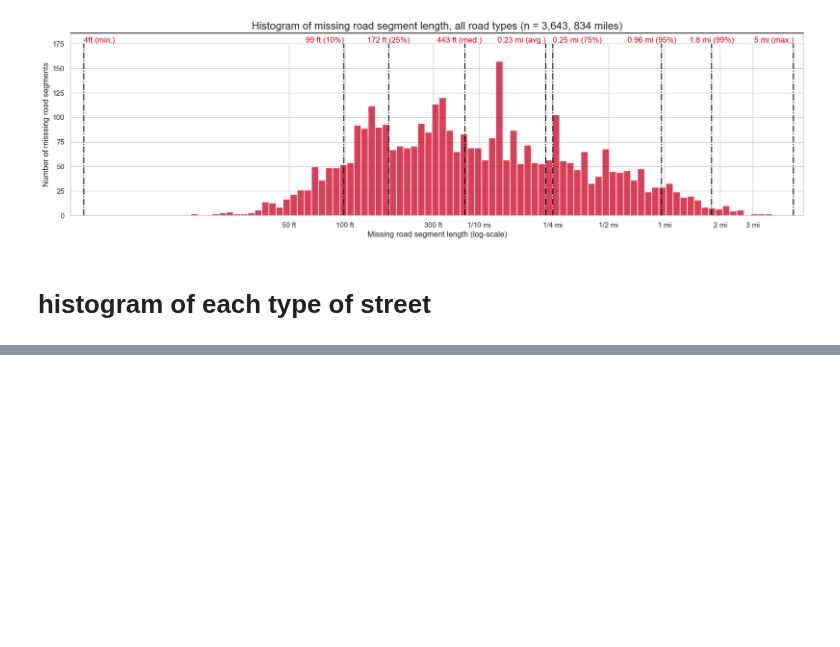
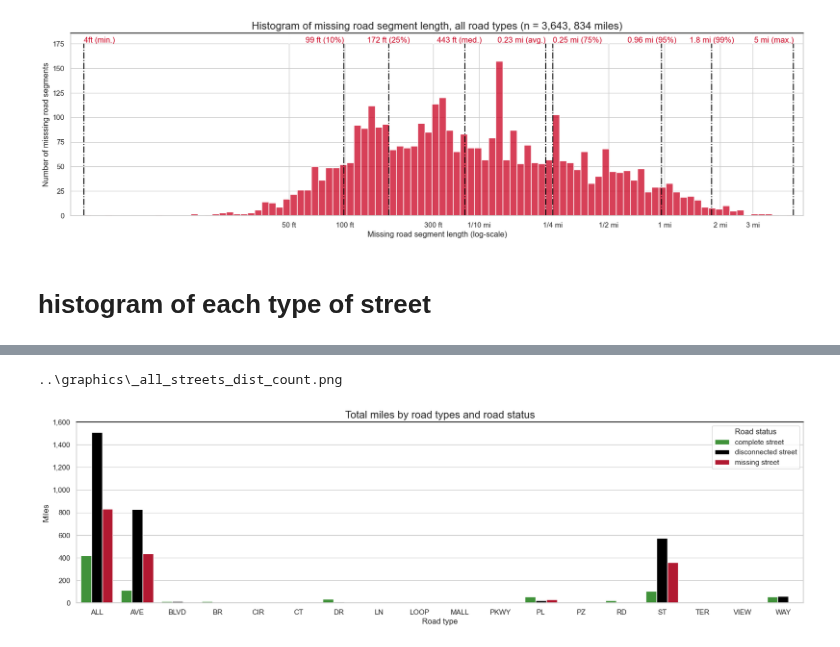
Before and after one commit to mike-babb/seattle_streets, a Jupyter notebook: code/step_04_prepare_graphs_and_states.ipynb, the cells around one changed output, grey strips where cells are left out. Saved outputs shown, nothing was run; the diff lists cells and outputs as text; code cells hidden in the pictures; blank space fills up the shorter version.

```diff
--- a/code/step_04_prepare_graphs_and_states.ipynb
+++ b/code/step_04_prepare_graphs_and_states.ipynb
@@ -629,0 +709,7 @@ for ir, row in ds_df.iterrows():
+# %%
+all_ds_st_df['ord_street_type'] = 'ALL'
+# %%
+col_names = ['ord_street_type', 'street_status_desc', 'n_segments', 'n_miles']
+all_ds_st_df = all_ds_st_df[col_names]
+# %%
+ds_st_df = pd.concat(objs = [all_ds_st_df, ds_st_df])
@@ -629,0 +725,41 @@ for ir, row in ds_df.iterrows():
+# %%
+ds_st_df['n_miles_log'] = np.log(ds_st_df['n_miles'])
+ds_st_df['street_status_desc'] = ds_st_df['street_status_desc'].str.replace('_', ' ')
+# %%
+sns.set_theme(style = "whitegrid")
+f, ax = plt.subplots(figsize = (20, 5))
+ax.set_ylim(0, 1600)
+
+# these are the same green, black, and red colors used in qGIS.
+my_color_palette = {'complete street': '#33a02c',
+'disconnected street': '#000000',
+'missing street': '#ca0020'}
+
+my_plot = sns.barplot(data = ds_st_df, x = 'ord_street_type', y = 'n_miles',
+                      hue = 'street_status_desc', palette=my_color_palette)
+
+# set the top part of the plot frame - the spine - to black
+ax.spines['top'].set_edgecolor(color = 'black')
+
+y_ticks = list(range(0, 1601, 200))
+y_tick_labels_formatted = ['{:,}'.format(ytl) for ytl in y_ticks]
+
+my_plot.set_yticks(ticks = y_ticks)
+my_plot.set_yticklabels(labels = y_tick_labels_formatted, rotation=0)
+
+my_title = "Total miles by road types and road status"
+
+plt.title(label = my_title, fontsize = 16)
+plt.xlabel(xlabel = 'Road type')
+plt.ylabel(ylabel = "Miles")
+
+plt.legend(title='Road status')
+
+output_file_name = '..\\graphics\\_all_streets_dist_count.png'
+output_file_name = os.path.normpath(output_file_name)
+print(output_file_name)
+my_plot.get_figure().savefig(fname = output_file_name)
+plt.show()
+# %% [output]
+..\graphics\_all_streets_dist_count.png
+[figure, added]
```
Also changed, not shown: parts of 12 cells of this notebook, 17 other files.
